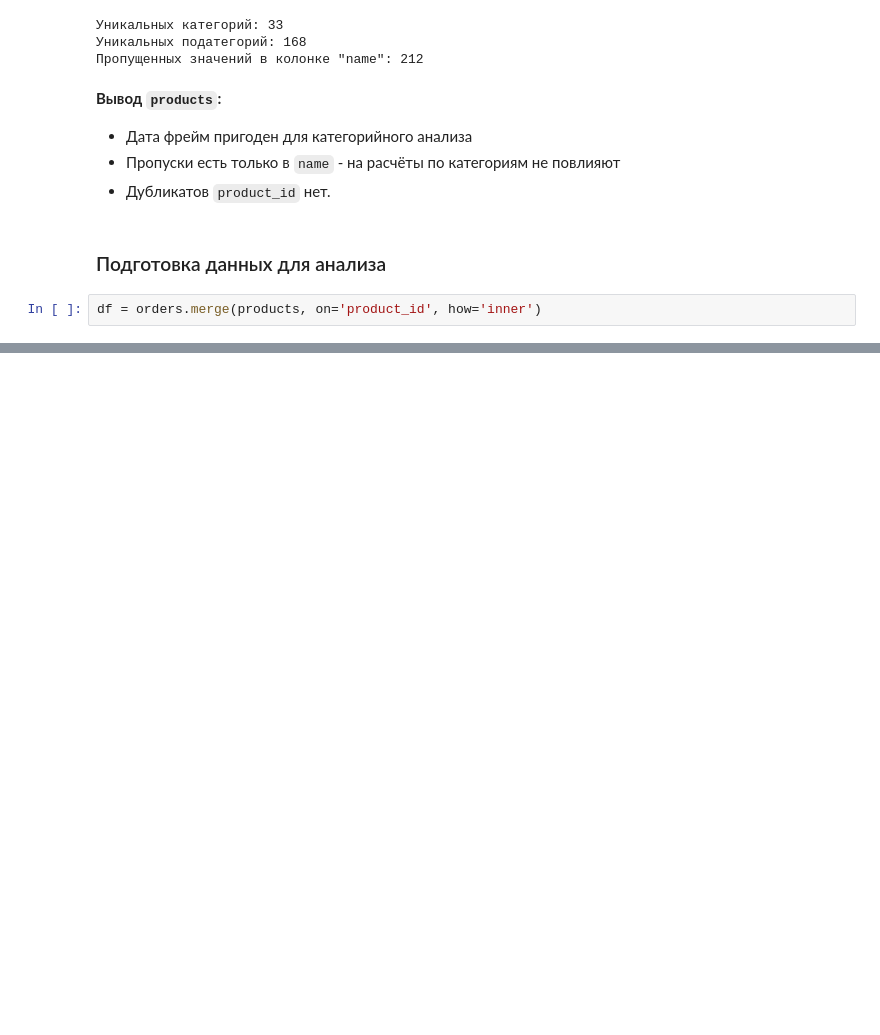
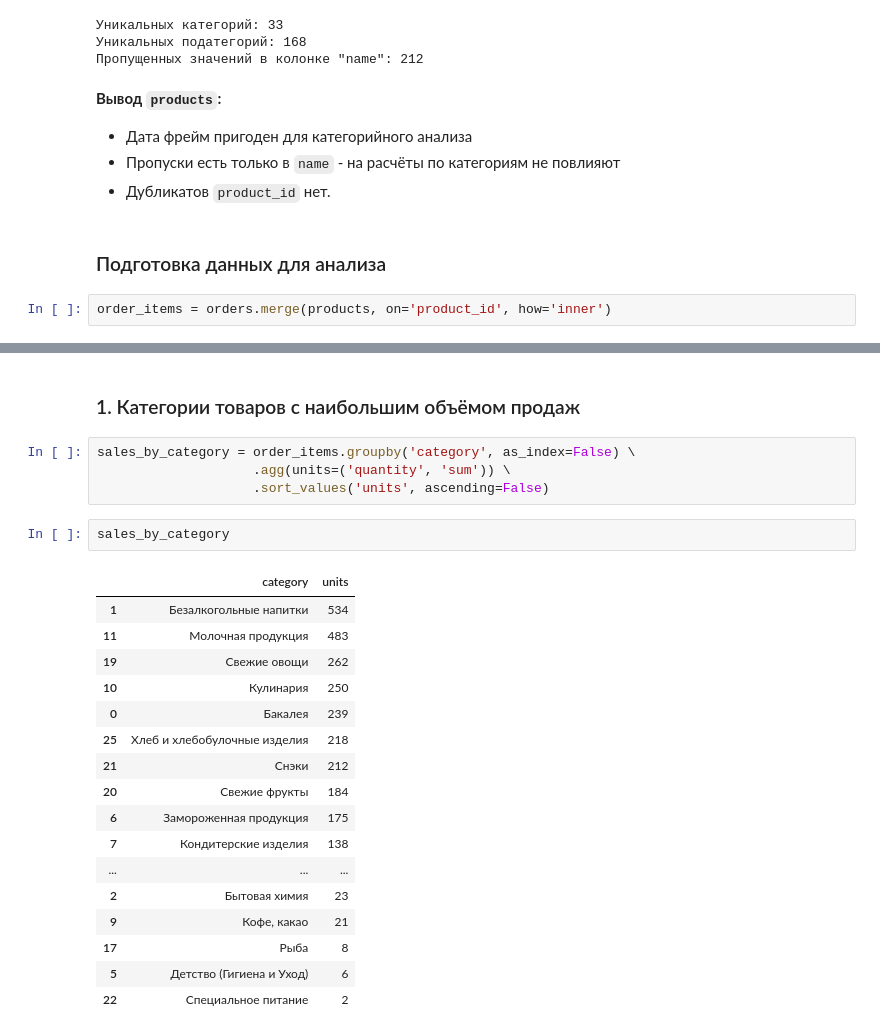
Before and after one commit to artkriukov/portfolio, a Jupyter notebook: grocery-category-analytics/grocery-category-analytics.ipynb, the cells around one changed output, grey strips where cells are left out. Cells and saved outputs as stored; diff of their text form; blank space fills up the shorter version.

```diff
--- a/grocery-category-analytics/grocery-category-analytics.ipynb
+++ b/grocery-category-analytics/grocery-category-analytics.ipynb
@@ -145,5 +145,5 @@ print(f'Пропущенных значений в колонке "name": {produ
 # %% [markdown]
 ### Подготовка данных для анализа
 # %%
-df = orders.merge(products, on='product_id', how='inner')
+order_items = orders.merge(products, on='product_id', how='inner')
 # %%
@@ -192,0 +214,26 @@ Name: name, Length: 3018, dtype: str
+# %% [markdown]
+### 1. Категории товаров с наибольшим объёмом продаж
+# %%
+sales_by_category = order_items.groupby('category', as_index=False) \
+                    .agg(units=('quantity', 'sum')) \
+                    .sort_values('units', ascending=False)
+# %%
+sales_by_category
+# %% [output]
+|  | category | units |
+| 1 | Безалкогольные напитки | 534 |
+| 11 | Молочная продукция | 483 |
+| 19 | Свежие овощи | 262 |
+| 10 | Кулинария | 250 |
+| 0 | Бакалея | 239 |
+| 25 | Хлеб и хлебобулочные изделия | 218 |
+| 21 | Снэки | 212 |
+| 20 | Свежие фрукты | 184 |
+| 6 | Замороженная продукция | 175 |
+| 7 | Кондитерские изделия | 138 |
+| ... | ... | ... |
+| 2 | Бытовая химия | 23 |
+| 9 | Кофе, какао | 21 |
+| 17 | Рыба | 8 |
+| 5 | Детство (Гигиена и Уход) | 6 |
+| 22 | Специальное питание | 2 |
```
Also changed, not shown: parts of 10 cells of this notebook.
